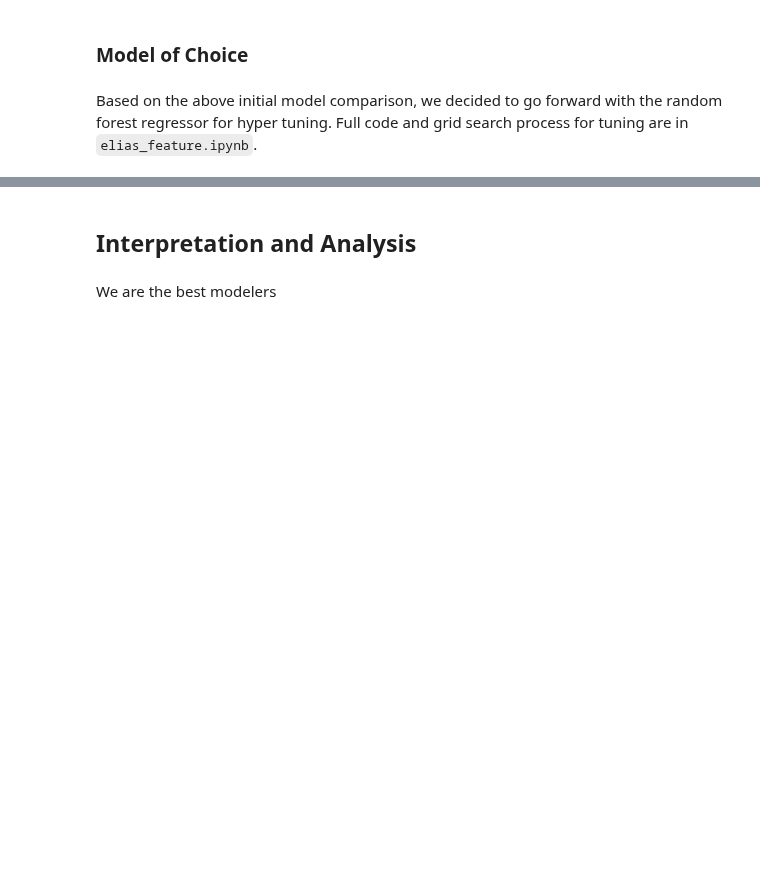
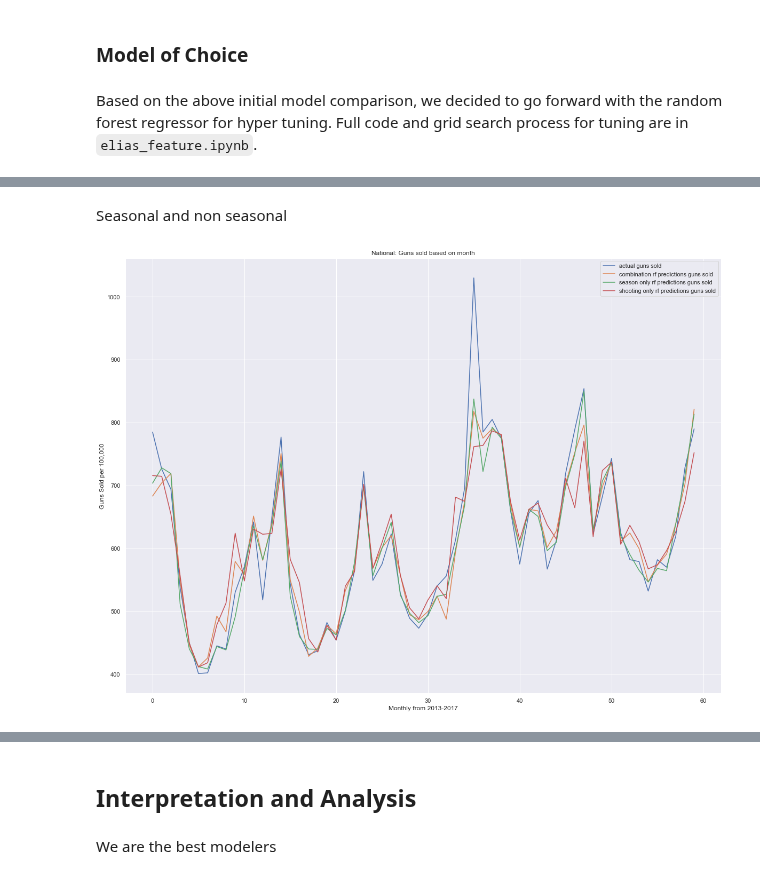
Before and after one commit to EliasFM/INFO370-FinalProject, a Jupyter notebook: temp_web_page.ipynb, the cells around one changed output, grey strips where cells are left out. Saved outputs shown, nothing was run; the diff lists cells and outputs as text; code cells hidden in the pictures; blank space fills up the shorter version.

Commit message:
redid state, added seasonality

```diff
--- a/temp_web_page.ipynb
+++ b/temp_web_page.ipynb
@@ -399,3 +403,8 @@ result_states.to_csv('./data/state_predictions.csv')
 # plt.xlabel('monthly per state from 2013-2017')
 # plt.legend(['actual guns sold','rf predictions guns sold'])
 # plt.show()
+# %% [markdown]
+Seasonal and non seasonal
+# %%
+non_seasonal = ['population','state','injured','incidents','injured_ave','killed_pop','injured_pop','incidents_pop']
+seasonal = ['year','month','population','state']
@@ -401,0 +414,3 @@ result_states.to_csv('./data/state_predictions.csv')
+# %%
+non_seasonal_train = sk.preprocessing.scale(df[non_seasonal])
+non_seasonal_us_train = sk.preprocessing.scale(us_df[non_seasonal])
@@ -401,0 +454,22 @@ result_states.to_csv('./data/state_predictions.csv')
+# %%
+non_seasonal_rf = ensemble.RandomForestRegressor(random_state=10,
+                                    criterion='mse',
+                                    max_depth=12,
+                                   max_features=8,
+                                   min_samples_leaf=1,
+                                   min_samples_split=
+                                             2,
+                                   n_estimators=10)
+non_seasonal_rf.fit(non_seasonal_us_train,us_df[testing])
+y_pred = non_seasonal_rf.predict(non_seasonal_us_train)
+plt.rcParams["figure.figsize"] = (20,15)
+ax = us_df[testing].reset_index(drop=True).plot()
+pd.DataFrame(y_pred).plot(ax=ax)
+
+plt.title('National: Guns sold actual vs rf non seasonal predictions')
+plt.ylabel('Guns Sold per 100,000')
+plt.xlabel('Monthly from 2013-2017')
+plt.legend(['actual guns sold','shooting only rf predictions guns sold'])
+plt.show()
+# %% [output]
+[figure, added]
```
Also changed, not shown: parts of 9 cells of this notebook, 1 other file.
